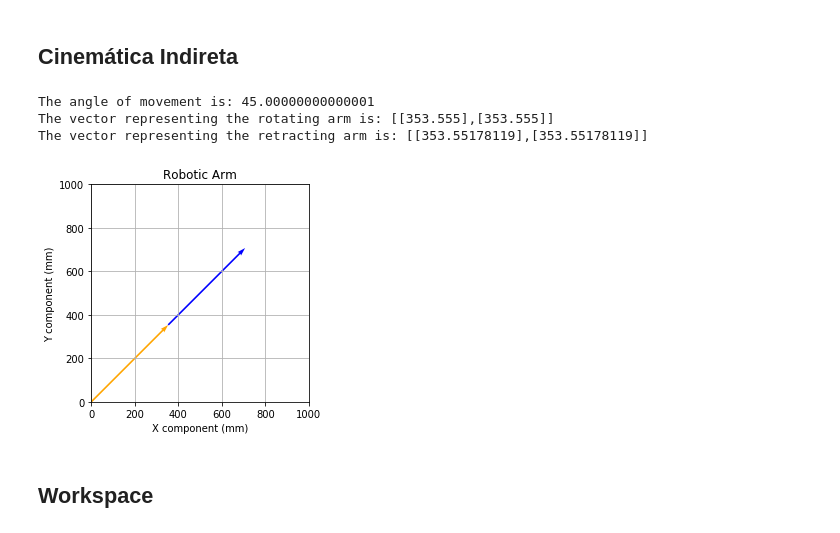
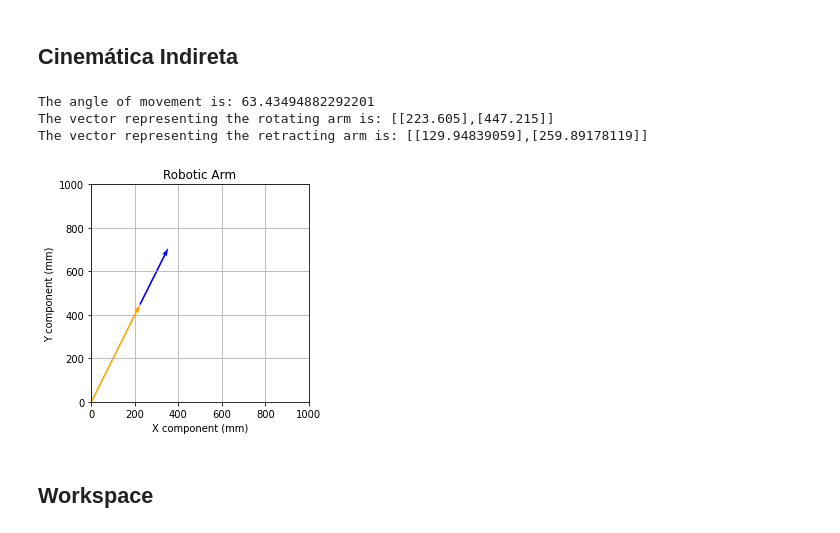
Before and after one commit to Pedro4064/ES101, a Jupyter notebook: ES101 - Robotic Arm/Braço Robótico.ipynb, the cells around one changed output. Cells and saved outputs as stored; diff of their text form; code cells hidden in the pictures.

```diff
--- a/ES101 - Robotic Arm/Braço Robótico.ipynb
+++ b/ES101 - Robotic Arm/Braço Robótico.ipynb
@@ -294,26 +294,26 @@ print(garra.retracting_arm_vector + garra.arm_vector)
 # %%
 # import the necessary modules
 import vectors
 import robot
 import math
 
 %matplotlib inline
 
 # Instantiate the robot_arm class
 garra = robot.robotic_arm()
 
 # Create a point which is going to be our target point
-target_point = vectors.point(1000*(math.sqrt(2)/2),1000*(math.sqrt(2)/2))
+target_point = vectors.point(1000*(math.sqrt(2)/4),1000*(math.sqrt(2)/2))
 garra.set_target(target_point)
 
 # Calculate the robot's movement
 garra.calculate_movemet_to_target()
 garra.plot_robotic_arm()
 # %% [output]
-The angle of movement is: 45.00000000000001
-The vector representing the rotating arm is: [[353.555],[353.555]]
-The vector representing the retracting arm is: [[353.55178119],[353.55178119]]
+The angle of movement is: 63.43494882292201
+The vector representing the rotating arm is: [[223.605],[447.215]]
+The vector representing the retracting arm is: [[129.94839059],[259.89178119]]
-[figure, old version]
+[figure, new version]
 # %% [markdown]
 ## Workspace
 # %%
```
Also changed, not shown: parts of 8 cells of this notebook.
